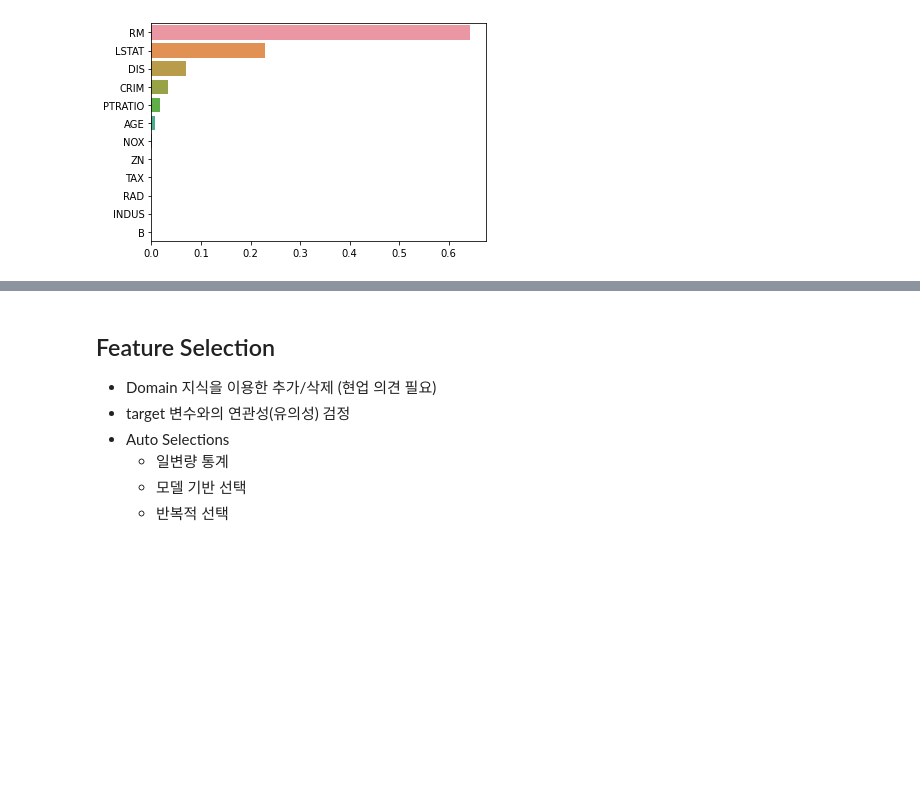
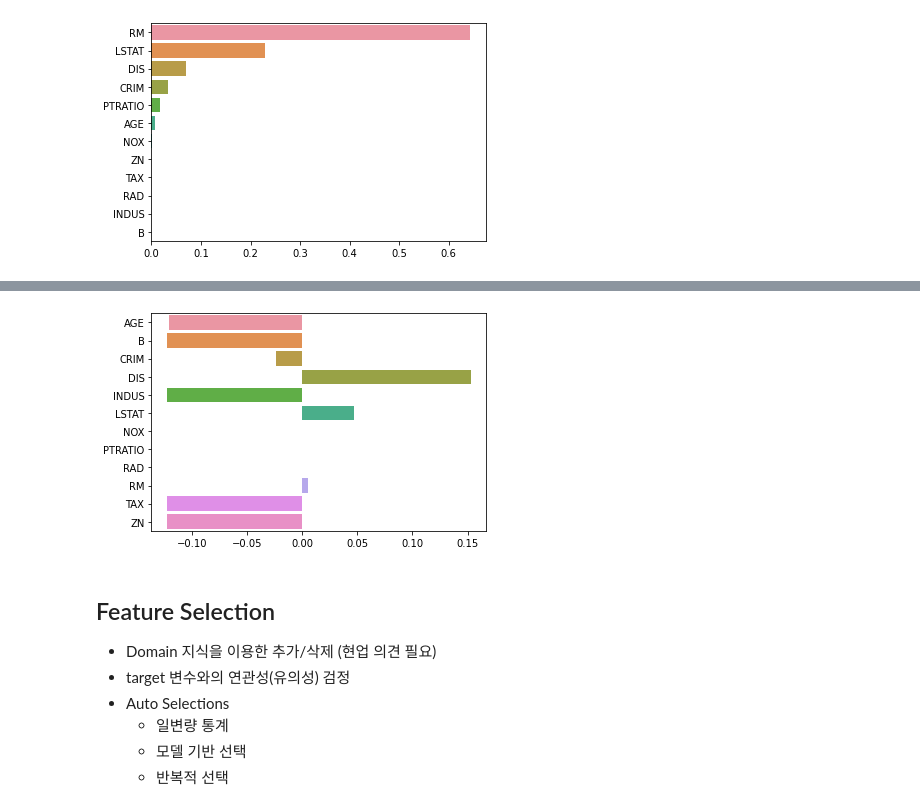
Before and after one commit to hjben/adp, a Jupyter notebook: 04_codebook_ML-CONCEPT.ipynb, the cells around one changed output, grey strips where cells are left out. Saved outputs shown, nothing was run; the diff lists cells and outputs as text; code cells hidden in the pictures; blank space fills up the shorter version.

Commit message:
Update 04_codebook_ML-CONCEPT.ipynb
add drop-column importance

```diff
--- a/04_codebook_ML-CONCEPT.ipynb
+++ b/04_codebook_ML-CONCEPT.ipynb
@@ -608,3 +608,25 @@ plt.show()
 - 자체적인 독립변수 중요도 평가 방법이 존재하지 않는 모델인 경우
 - 원리 이해와 해석이 상대적으로 쉬운 편
 - Full model과 각 독립변수가 하나씩 제거된 Reduced model을 모두 학습해야 하므로, 시간이 오래 걸릴 수 있음
+# %%
+### DecisionTree Regression with R2-score
+boston_x_train = pd.DataFrame(x_train_scaled, columns=features)
+boston_x_test = pd.DataFrame(x_test_scaled, columns=features)
+
+difference_dict = dict()
+full_r2 = round(r2_score(y_test, dt_pred), 4)
+print(f'Full R2-Score: {full_r2}')
+for col in features:
+    reduced_x_train = boston_x_train.drop(col, axis=1)
+    reduced_x_test = boston_x_test.drop(col, axis=1)
+
+    reduced_model = DecisionTreeRegressor(random_state=0, max_depth=4)
+    reduced_model.fit(reduced_x_train, y_train)
+
+    reduced_pred = reduced_model.predict(reduced_x_test)
+    reduced_r2 = round(r2_score(y_test, reduced_pred), 4)
+    difference_dict[col] = round(full_r2 - reduced_r2, 4)
+
+    print('')
+    print(f'[{col}] Reduced R2-Score: {reduced_r2}')
+    print(f'Difference: {difference_dict[col]}')
@@ -611,3 +651,9 @@ plt.show()
+# %%
+### R2-score가 줄어드는 만큼, 해당 변수의 중요도가 됨
+sns.barplot(x=list(difference_dict.values()), y=list(difference_dict.keys()))
+plt.show()
+# %% [output]
+[figure, added]
 # %% [markdown]
 ## Feature Selection
 - Domain 지식을 이용한 추가/삭제 (현업 의견 필요)
```
Also changed, not shown: parts of 8 cells of this notebook.
